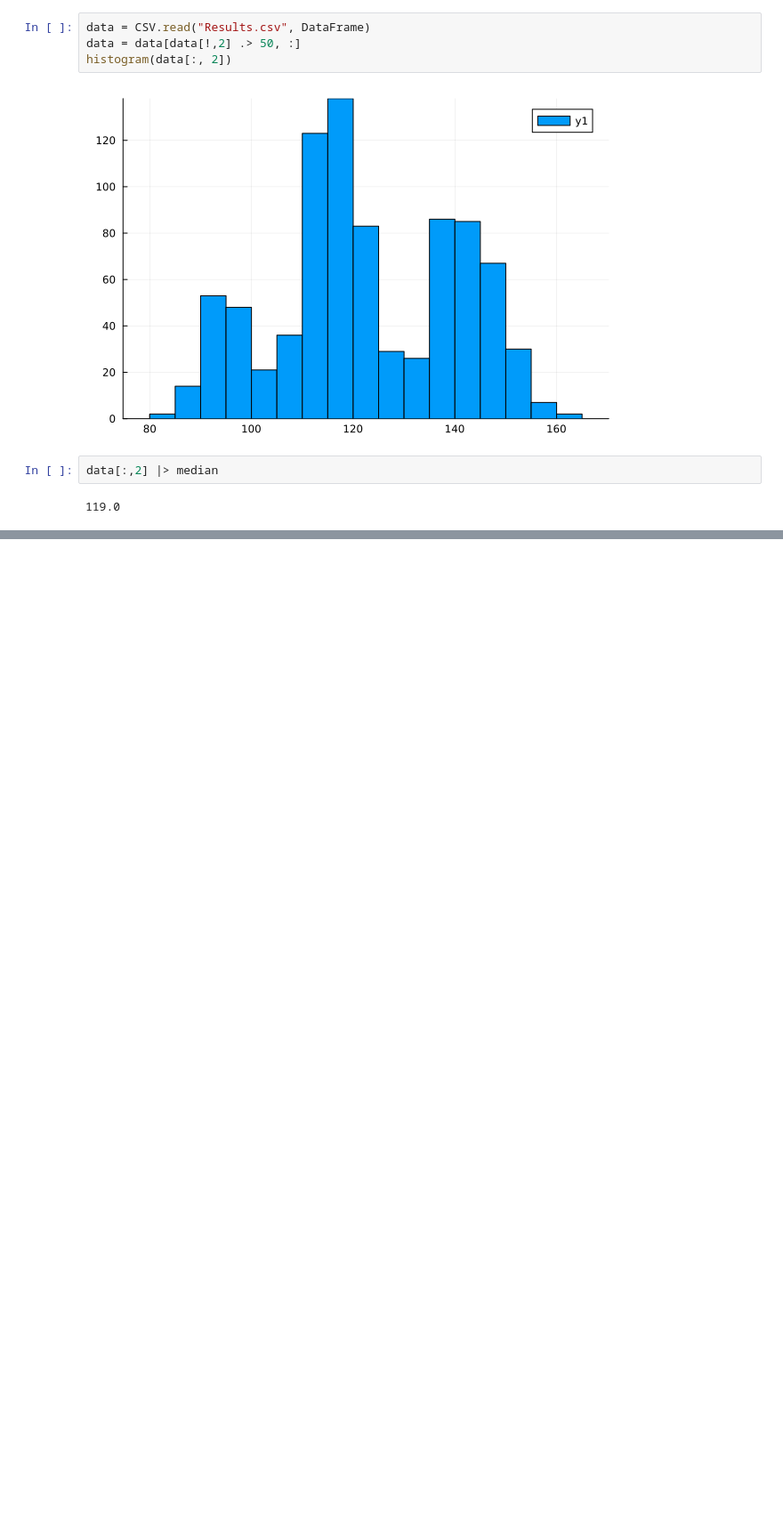
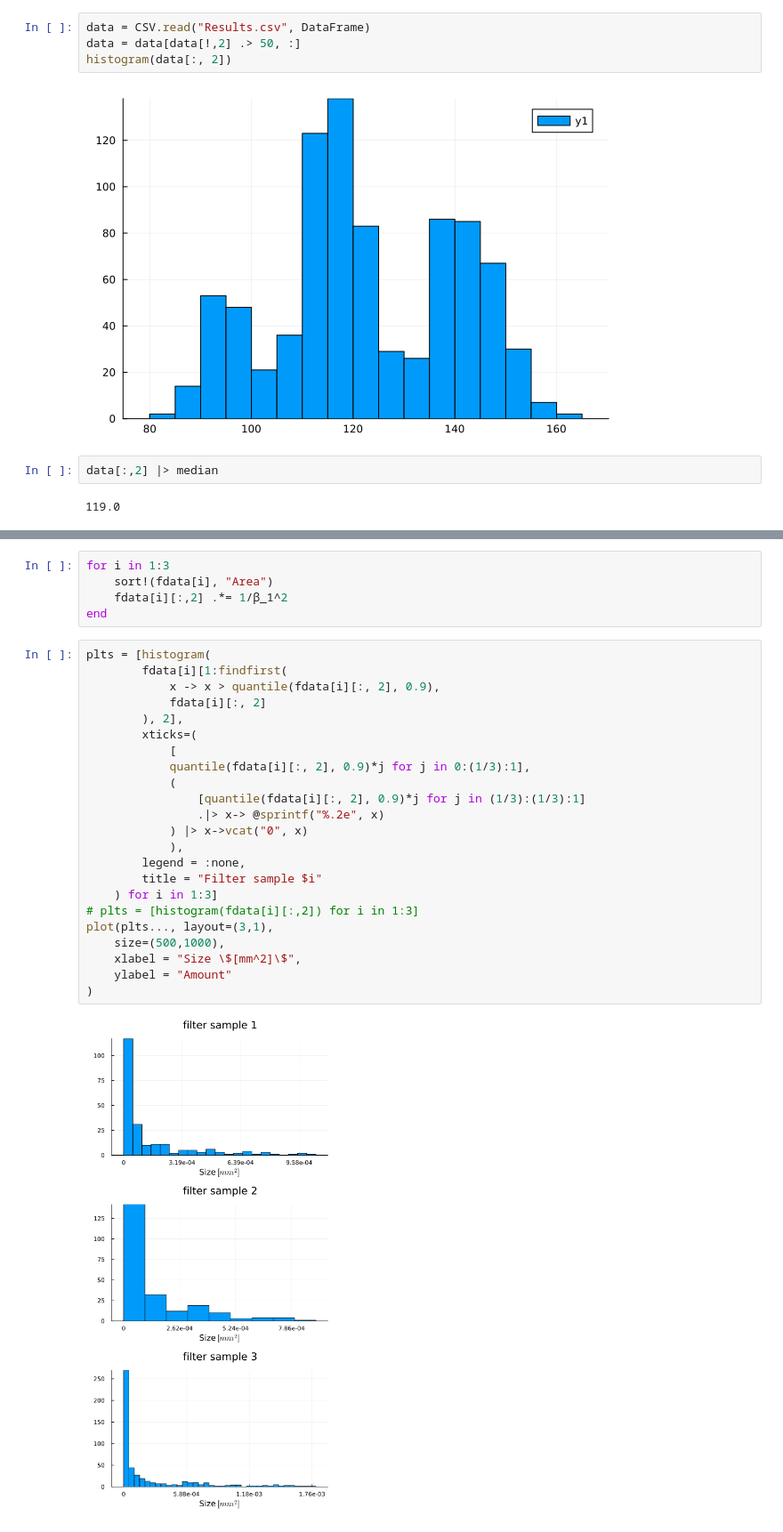
Before and after one commit to AwesomeQuest/LABB, a Jupyter notebook: exper1/data.ipynb, the cells around one changed output, grey strips where cells are left out. Shown at 89% size. Cells and saved outputs as stored; diff of their text form; blank space fills up the shorter version.

```diff
--- a/exper1/data.ipynb
+++ b/exper1/data.ipynb
@@ -75,0 +146,30 @@ InexactError: InexactError: Int64(0.00622876557191393)
+# %%
+for i in 1:3
+    sort!(fdata[i], "Area")
+    fdata[i][:,2] .*= 1/β_1^2
+end
+# %%
+plts = [histogram(
+        fdata[i][1:findfirst(
+            x -> x > quantile(fdata[i][:, 2], 0.9),
+            fdata[i][:, 2]
+        ), 2],
+        xticks=(
+            [
+            quantile(fdata[i][:, 2], 0.9)*j for j in 0:(1/3):1],
+            (
+                [quantile(fdata[i][:, 2], 0.9)*j for j in (1/3):(1/3):1]
+                .|> x-> @sprintf("%.2e", x)
+            ) |> x->vcat("0", x)
+            ),
+        legend = :none,
+        title = "Filter sample $i"
+    ) for i in 1:3]
+# plts = [histogram(fdata[i][:,2]) for i in 1:3]
+plot(plts..., layout=(3,1),
+    size=(500,1000),
+    xlabel = "Size \$[mm^2]\$",
+    ylabel = "Amount"
+)
+# %% [output]
+[figure, added]
```
Also changed, not shown: parts of 7 cells of this notebook, 3 other files.
